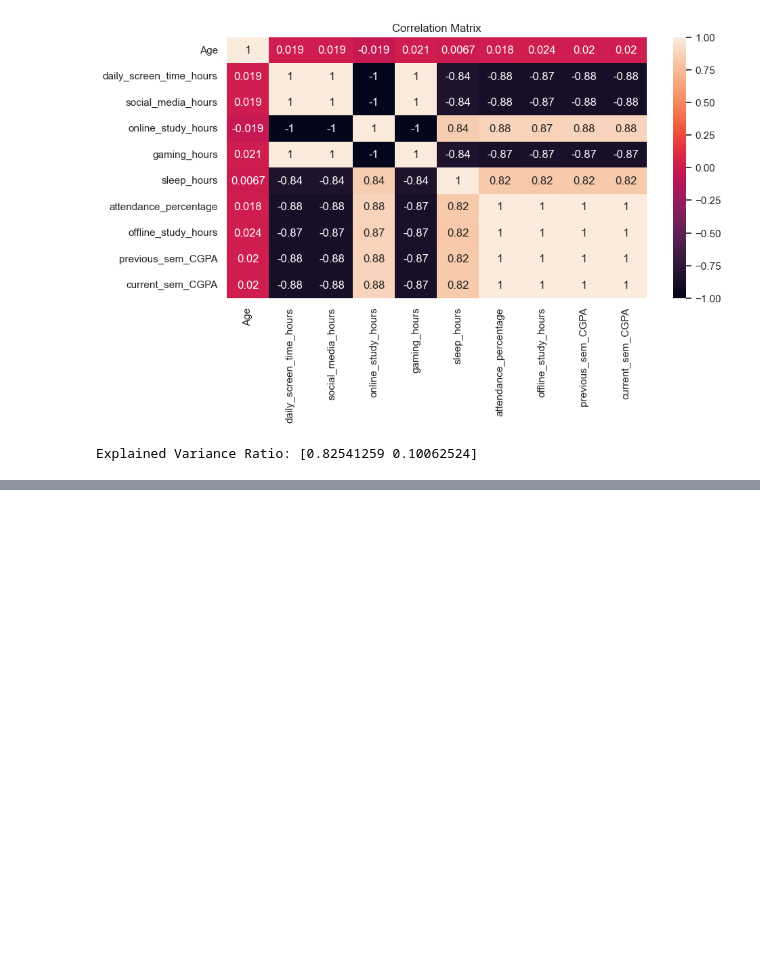
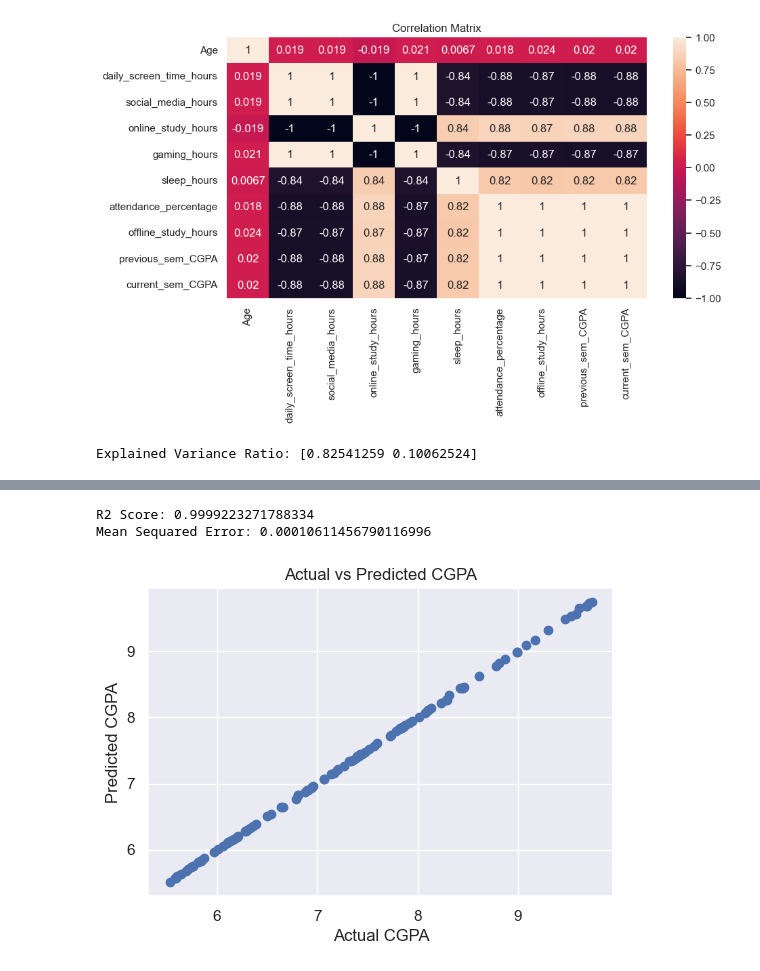
Before and after one commit to ASD-AlG/MACHINE-LEARNING-LAB, a Jupyter notebook: display.ipynb, the cells around one changed output, grey strips where cells are left out. Cells and saved outputs as stored; diff of their text form; code cells hidden in the pictures; blank space fills up the shorter version.

```diff
--- a/display.ipynb
+++ b/display.ipynb
@@ -21,6 +29,8 @@ print("number of columns: ", df.shape[1])
 Shape (rows, columns):  (546, 12)
 number of rows:  546
 number of columns:  12
+# %%
+df['attendance_percentage']=df['attendance_percentage'].astype(float)
 # %%
 #data types in file
 df.dtypes
@@ -441,0 +493,27 @@ Explained Variance Ratio: [0.82541259 0.10062524]
+# %%
+# Identify categorical and numerical columns automatically
+categorical_cols = X_train.select_dtypes(include=["object", "category"]).columns.tolist()
+numeric_cols = X_train.select_dtypes(include=[np.number, "bool"]).columns.tolist()
+
+print("Categorical columns:", categorical_cols)
+print("Numeric columns:", numeric_cols)
+
+preprocess = ColumnTransformer(
+    transformers=[
+        ("cat", OneHotEncoder(handle_unknown="ignore"), categorical_cols),
+        ("num", "passthrough", numeric_cols),
+    ]
+)
+
+rf = RandomForestRegressor(
+    n_estimators=300,
+    random_state=42,
+    n_jobs=-1,
+)
+
+model = Pipeline(steps=[
+    ("preprocess", preprocess),
+    ("rf", rf)
+])
+
+model
@@ -441,0 +542,21 @@ Explained Variance Ratio: [0.82541259 0.10062524]
+# %%
+model.fit(X_train, y_train)
+
+y_pred = model.predict(X_test)
+
+print("R2 Score:", r2_score(y_test, y_pred))
+print("Mean Sequared Error:", mean_squared_error(y_test, y_pred))
+# %% [output]
+R2 Score: 0.9999223271788334
+Mean Sequared Error: 0.00010611456790116996
+# %%
+import matplotlib.pyplot as plt
+
+plt.figure(figsize=(6,4))
+plt.scatter(y_test, y_pred)
+plt.xlabel("Actual CGPA")
+plt.ylabel("Predicted CGPA")
+plt.title("Actual vs Predicted CGPA")
+plt.show()
+# %% [output]
+[figure, added]
```
Also changed, not shown: parts of 9 cells of this notebook.
